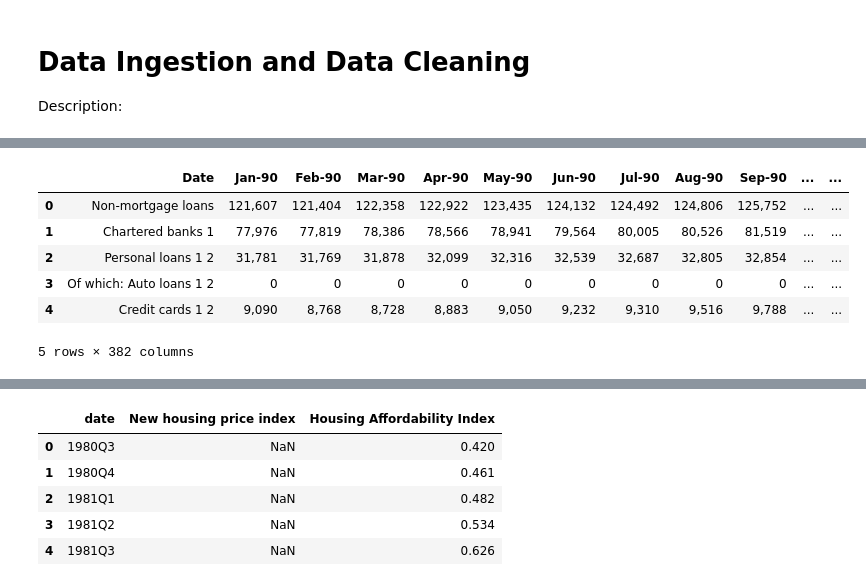
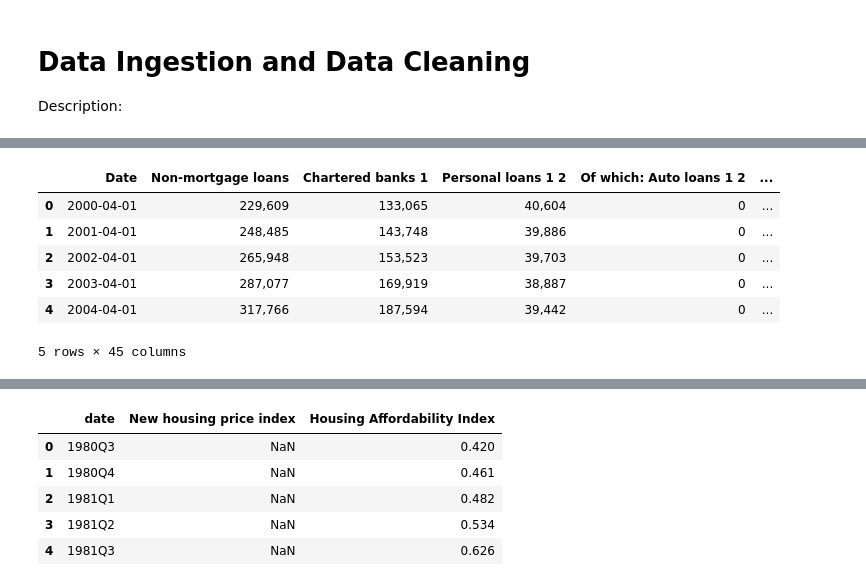
Before and after one commit to benjaminweymouth/Housing-Market-Forecasting-Time-Series-Analysis, a Jupyter notebook: Python Code/Qualitative_Multivariate Time Series.ipynb, the cells around one changed output, grey strips where cells are left out. Saved outputs shown, nothing was run; the diff lists cells and outputs as text; code cells hidden in the pictures.

Commit message:
re-figuring date format issues

```diff
--- a/Python Code/Qualitative_Multivariate Time Series.ipynb
+++ b/Python Code/Qualitative_Multivariate Time Series.ipynb
@@ -46,14 +46,14 @@ df_chartered_bank_i.resample('1Q').mean().tail()
 # %%
 # Data ingestion - reading the CSV in from Statistics Canada and the Bank of Canada
 # Credit liabilities of households.csv
 # Residential mortgages 9+
-df_Residential_mortgages = pd.read_csv('../Resources/Datasets/Credit liabilities of households.csv')
+df_Residential_mortgages = pd.read_csv('../Resources/Datasets/Credit liabilities of households date.csv')
 df_Residential_mortgages.head()
 # %% [output]
-|  | Date | Jan-90 | Feb-90 | Mar-90 | Apr-90 | May-90 | Jun-90 | Jul-90 | Aug-90 | Sep-90 | ... | ... |
-| 0 | Non-mortgage loans | 121,607 | 121,404 | 122,358 | 122,922 | 123,435 | 124,132 | 124,492 | 124,806 | 125,752 | ... | ... |
-| 1 | Chartered banks 1 | 77,976 | 77,819 | 78,386 | 78,566 | 78,941 | 79,564 | 80,005 | 80,526 | 81,519 | ... | ... |
-| 2 | Personal loans 1 2 | 31,781 | 31,769 | 31,878 | 32,099 | 32,316 | 32,539 | 32,687 | 32,805 | 32,854 | ... | ... |
-| 3 | Of which: Auto loans 1 2 | 0 | 0 | 0 | 0 | 0 | 0 | 0 | 0 | 0 | ... | ... |
-| 4 | Credit cards 1 2 | 9,090 | 8,768 | 8,728 | 8,883 | 9,050 | 9,232 | 9,310 | 9,516 | 9,788 | ... | ... |
+|  | Date | Non-mortgage loans | Chartered banks 1 | Personal loans 1 2 | Of which: Auto loans 1 2 | ... |
+| 0 | 2000-04-01 | 229,609 | 133,065 | 40,604 | 0 | ... |
+| 1 | 2001-04-01 | 248,485 | 143,748 | 39,886 | 0 | ... |
+| 2 | 2002-04-01 | 265,948 | 153,523 | 39,703 | 0 | ... |
+| 3 | 2003-04-01 | 287,077 | 169,919 | 38,887 | 0 | ... |
+| 4 | 2004-04-01 | 317,766 | 187,594 | 39,442 | 0 | ... |
-5 rows × 382 columns
+5 rows × 45 columns
```
Also changed, not shown: parts of 12 cells of this notebook, 2 other files.
